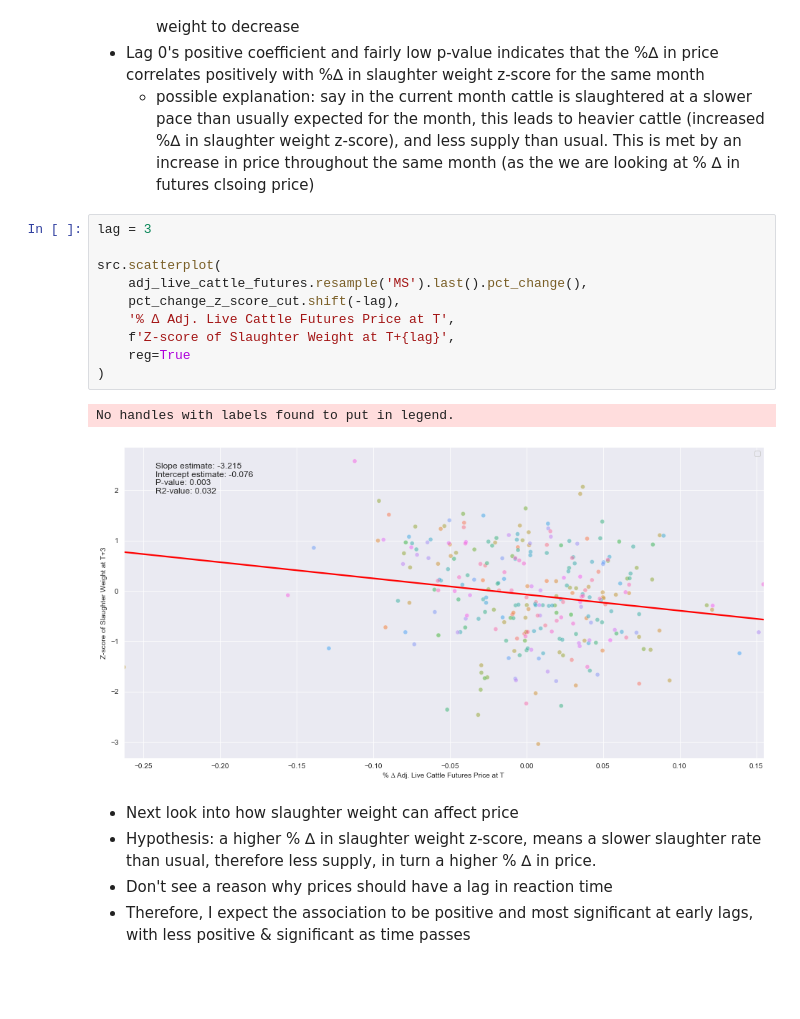
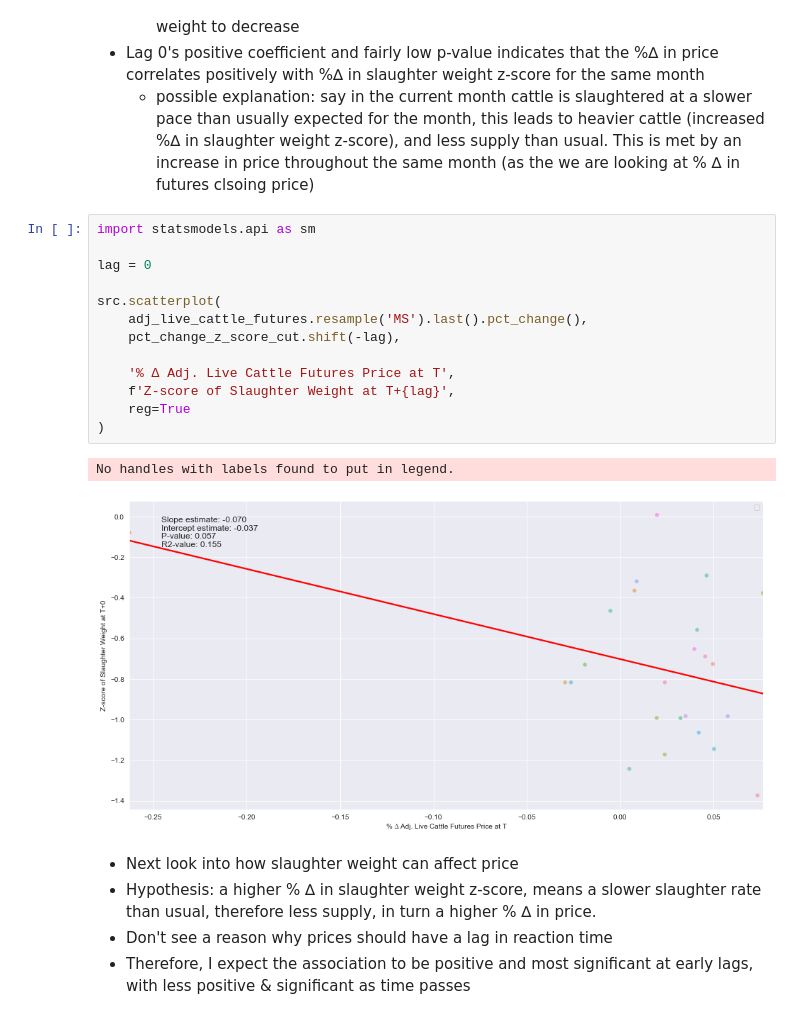
Before and after one commit to EricOstr/live_cattle, a Jupyter notebook: analysis/slaughter_weight.ipynb, the cells around one changed output. Drawn from its saved outputs; the diff is of its cells as text; blank space fills up the shorter version.

```diff
--- a/analysis/slaughter_weight.ipynb
+++ b/analysis/slaughter_weight.ipynb
@@ -174,18 +296,21 @@ Lag 5:          Slope = -3.5381         P-value = 0.0010
 - Lag 0's positive coefficient and fairly low p-value indicates that the %∆ in price correlates positively with %∆ in slaughter weight z-score for the same month
     - possible explanation: say in the current month cattle is slaughtered at a slower pace than usually expected for the month, this leads to heavier cattle (increased %∆ in slaughter weight z-score), and less supply than usual. This is met by an increase in price throughout the same month (as the we are looking at % ∆ in futures clsoing price)
 # %%
-lag = 3
+import statsmodels.api as sm
+
+lag = 0
 
 src.scatterplot(
     adj_live_cattle_futures.resample('MS').last().pct_change(),
     pct_change_z_score_cut.shift(-lag),
+
     '% ∆ Adj. Live Cattle Futures Price at T',
     f'Z-score of Slaughter Weight at T+{lag}',
     reg=True
 )
 # %% [output]
 No handles with labels found to put in legend.
-[figure, old version]
+[figure, new version]
 # %% [markdown]
 - Next look into how slaughter weight can affect price
 - Hypothesis: a higher % ∆ in slaughter weight z-score, means a slower slaughter rate than usual, therefore less supply, in turn a higher % ∆ in price.
```
Also changed, not shown: parts of 7 cells of this notebook, 21 other files.
